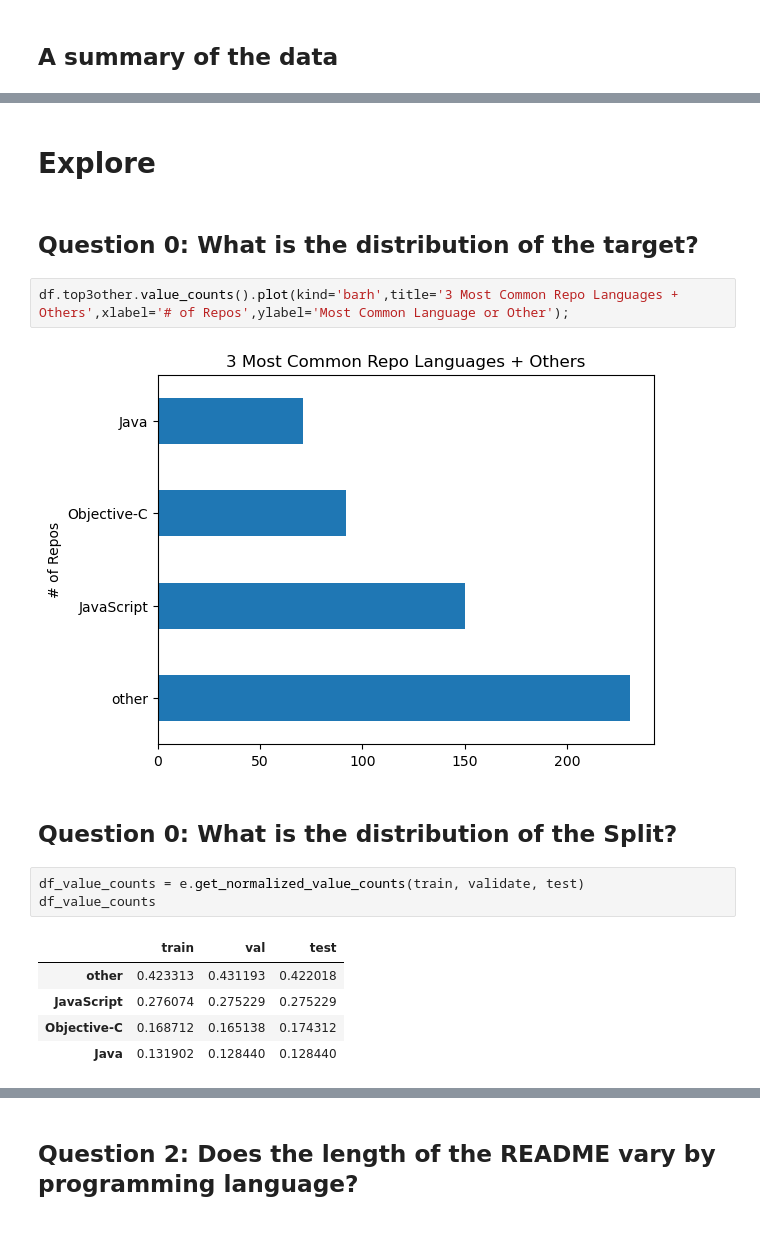
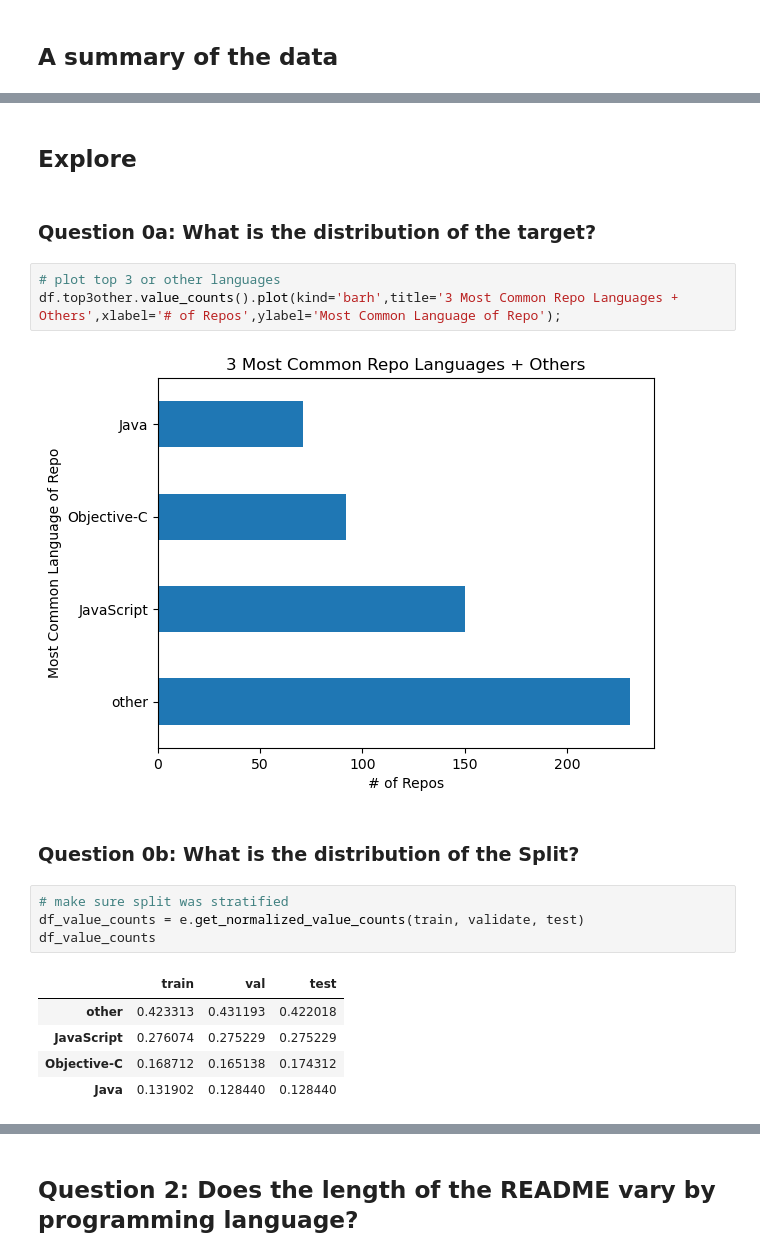
Before and after one commit to pagel-rltk/readme_tellme_repo_lang, a Jupyter notebook: final_report_template.ipynb, the cells around one changed output, grey strips where cells are left out. Saved outputs shown, nothing was run; the diff lists cells and outputs as text.

```diff
--- a/final_report_template.ipynb
+++ b/final_report_template.ipynb
@@ -102,14 +87,16 @@ train.head()
 # %% [markdown]
-# Explore
+## Explore
 # %% [markdown]
-## Question 0: What is the distribution of the target?
+### Question 0a: What is the distribution of the target?
 # %%
-df.top3other.value_counts().plot(kind='barh',title='3 Most Common Repo Languages + Others',xlabel='# of Repos',ylabel='Most Common Language or Other');
+# plot top 3 or other languages
+df.top3other.value_counts().plot(kind='barh',title='3 Most Common Repo Languages + Others',xlabel='# of Repos',ylabel='Most Common Language of Repo');
 # %% [output]
-[figure, old version]
+[figure, new version]
 # %% [markdown]
-## Question 0: What is the distribution of the Split?
+### Question 0b: What is the distribution of the Split?
 # %%
+# make sure split was stratified
 df_value_counts = e.get_normalized_value_counts(train, validate, test)
 df_value_counts
 # %% [output]
```
Also changed, not shown: parts of 49 cells of this notebook, 3 other files.
